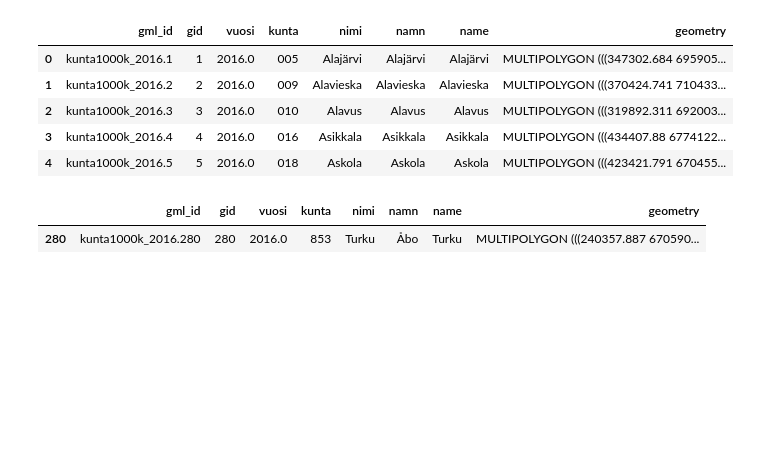
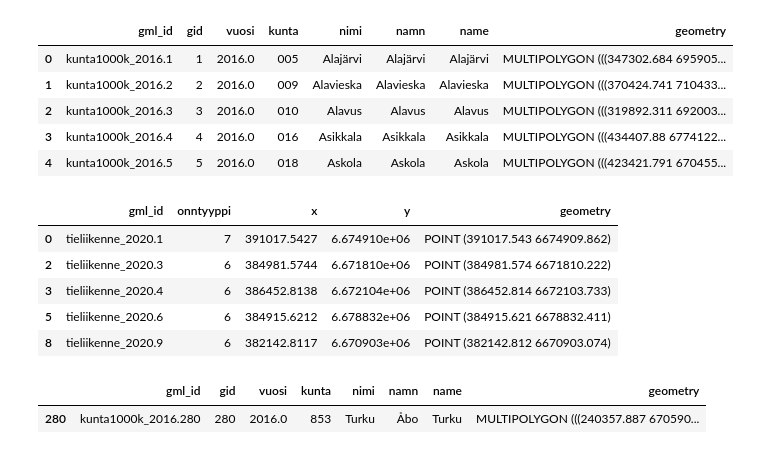
Before and after one commit to lasain/excercise-5-oma, a Jupyter notebook: Exercise-5-problem-1.ipynb, the cells around one changed output. Cells and saved outputs as stored; diff of their text form; code cells hidden in the pictures; blank space fills up the shorter version.

```diff
--- a/Exercise-5-problem-1.ipynb
+++ b/Exercise-5-problem-1.ipynb
@@ -89,4 +92,44 @@ municipalities.head()
 | 2 | kunta1000k_2016.3 | 3 | 2016.0 | 010 | Alavus | Alavus | Alavus | MULTIPOLYGON (((319892.311 692003... |
 | 3 | kunta1000k_2016.4 | 4 | 2016.0 | 016 | Asikkala | Asikkala | Asikkala | MULTIPOLYGON (((434407.88 6774122... |
 | 4 | kunta1000k_2016.5 | 5 | 2016.0 | 018 | Askola | Askola | Askola | MULTIPOLYGON (((423421.791 670455... |
+# %%
+import pandas
+# Importing road accidents for 2020-2024
+accidents = pandas.concat([
+    geopandas.read_file(
+        WFS_BASE_URL.format(layer="tieliikenne:tieliikenne_2020")
+    )
+    .set_crs("EPSG: 3067"),
+
+    geopandas.read_file(
+        WFS_BASE_URL.format(layer="tieliikenne:tieliikenne_2021")
+    )
+    .set_crs("EPSG: 3067"),
+
+    geopandas.read_file(
+        WFS_BASE_URL.format(layer="tieliikenne:tieliikenne_2022")
+    )
+    .set_crs("EPSG: 3067"),
+
+    geopandas.read_file(
+        WFS_BASE_URL.format(layer="tieliikenne:tieliikenne_2023")
+    )
+    .set_crs("EPSG: 3067"),
+
+    geopandas.read_file(
+        WFS_BASE_URL.format(layer="tieliikenne:tieliikenne_2024")
+    )
+    .set_crs("EPSG: 3067")
+])
+accidents = accidents[["gml_id", "onntyyppi", "x", "y", "geometry"]]
+# 'onntype' column defines accident type. we are interested in pedestrian accidents so let's choose only: type 6 = pedestrian accident (at a crosswalk), 7 = pedestrian accident (elsewhere)
+accidents = accidents.loc[accidents['onntyyppi'].isin(['6', '7'])]
+accidents.head()
+# %% [output]
+|  | gml_id | onntyyppi | x | y | geometry |
+| 0 | tieliikenne_2020.1 | 7 | 391017.5427 | 6.674910e+06 | POINT (391017.543 6674909.862) |
+| 2 | tieliikenne_2020.3 | 6 | 384981.5744 | 6.671810e+06 | POINT (384981.574 6671810.222) |
+| 3 | tieliikenne_2020.4 | 6 | 386452.8138 | 6.672104e+06 | POINT (386452.814 6672103.733) |
+| 5 | tieliikenne_2020.6 | 6 | 384915.6212 | 6.678832e+06 | POINT (384915.621 6678832.411) |
+| 8 | tieliikenne_2020.9 | 6 | 382142.8117 | 6.670903e+06 | POINT (382142.812 6670903.074) |
 # %%
```
Also changed, not shown: parts of 10 cells of this notebook.
